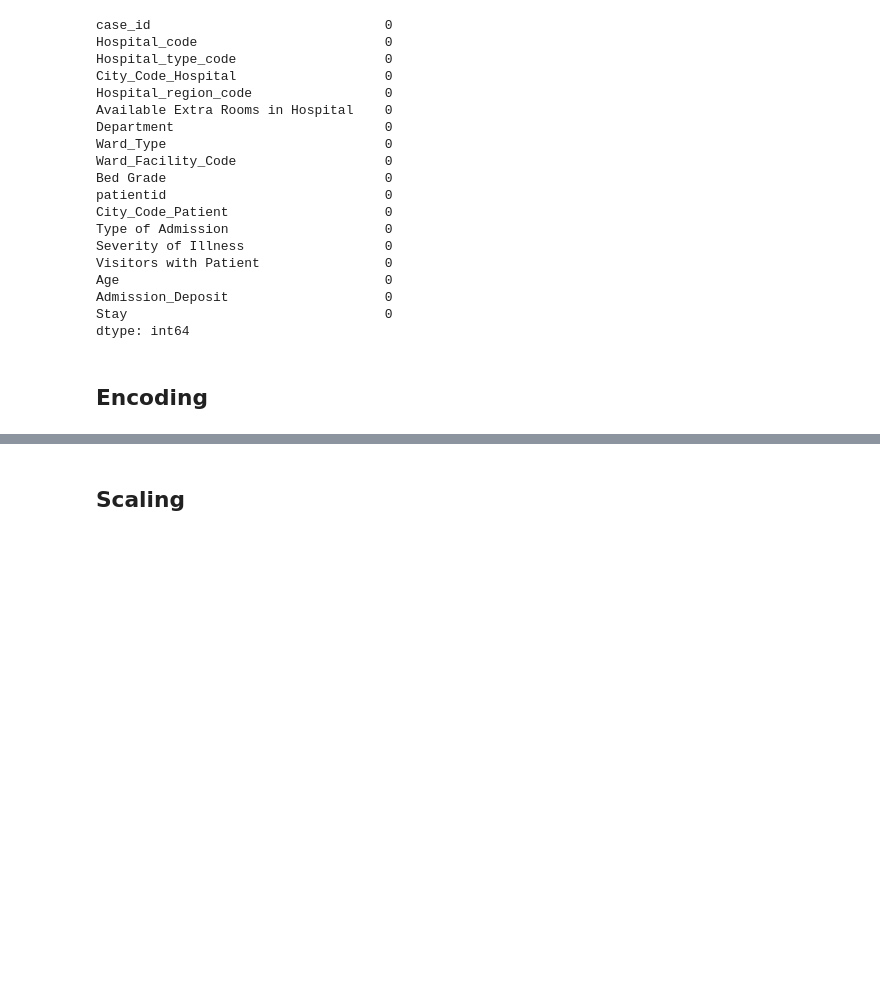
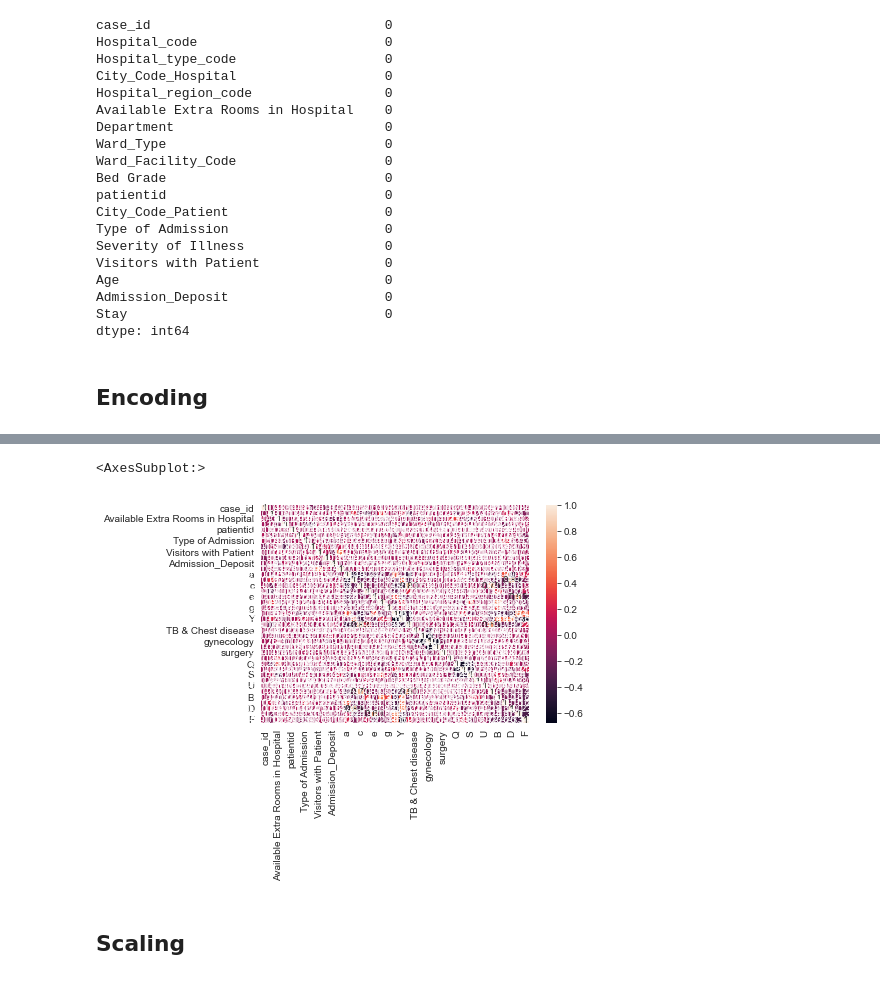
Before and after one commit to DIKLA2322/workspace, a Jupyter notebook: Healthcare_Management.ipynb, the cells around one changed output, grey strips where cells are left out. Saved outputs shown, nothing was run; the diff lists cells and outputs as text; code cells hidden in the pictures; blank space fills up the shorter version.

```diff
--- a/Healthcare_Management.ipynb
+++ b/Healthcare_Management.ipynb
@@ -342,6 +347,9 @@ data
 318438 rows × 40 columns
 # %%
-# sns.heatmap(data.corr(), annot=True)
+sns.heatmap(data.corr(), annot=True)
+# %% [output]
+<AxesSubplot:>
+[figure, added]
 # %% [markdown]
 ## Scaling
 # %%
```
Also changed, not shown: parts of 127 cells of this notebook, 6 other files.
